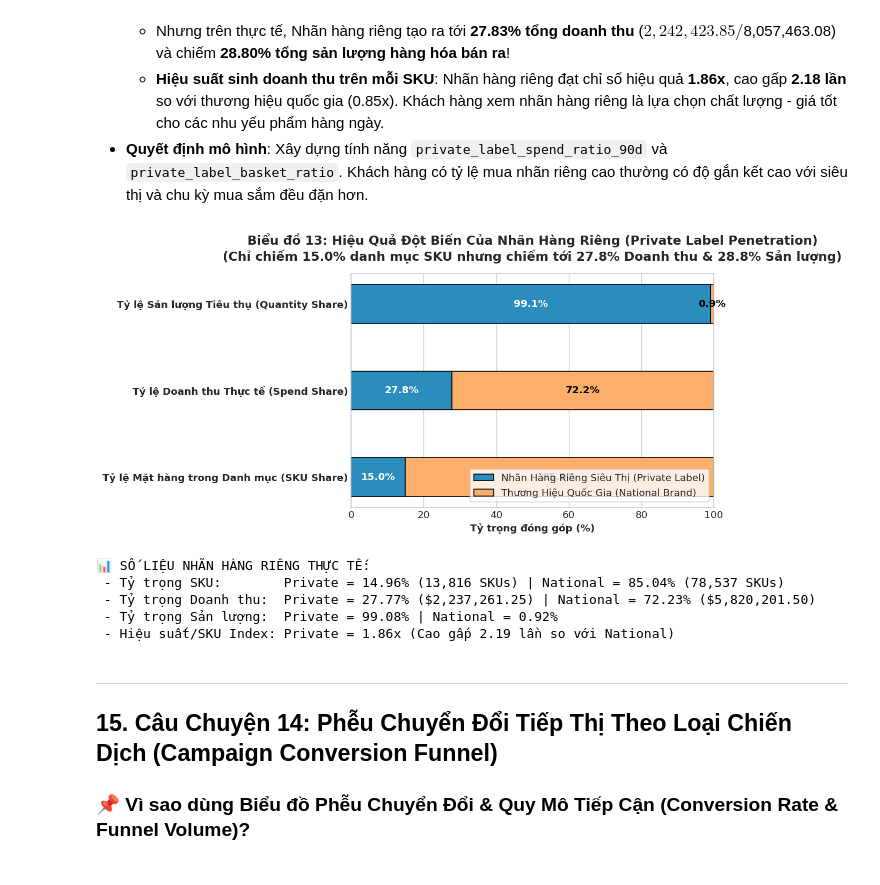
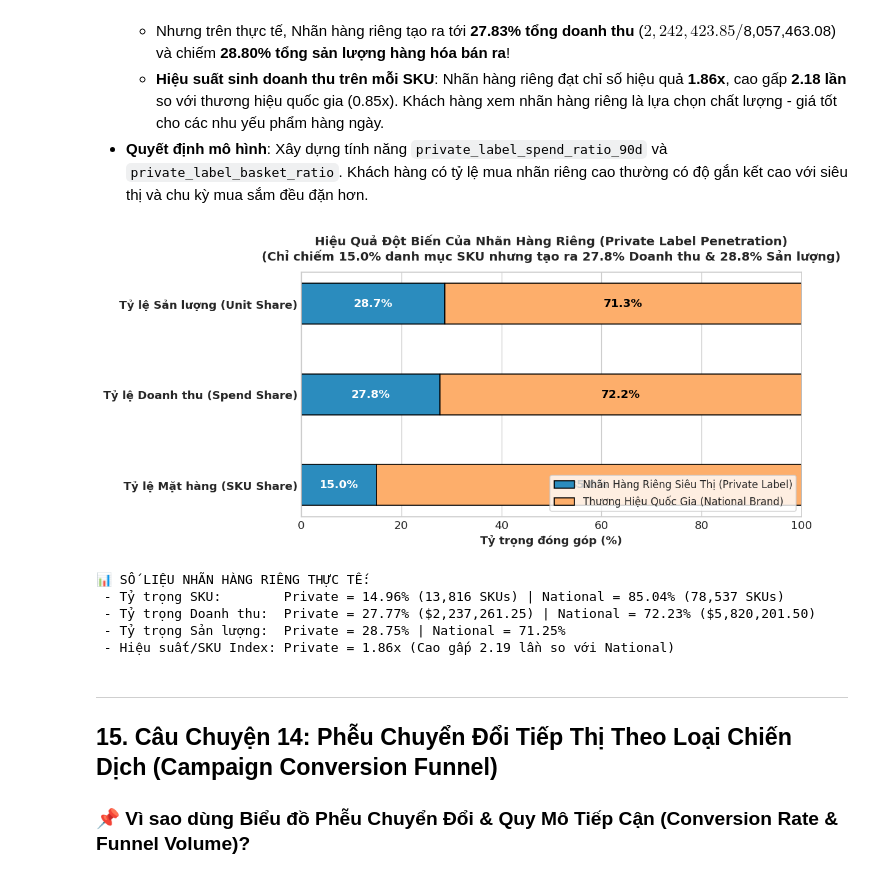
Before and after one commit to kien3007/purchasing-propensity-model, a Jupyter notebook: notebooks/01_eda_and_data_quality.ipynb, the cells around one changed output. Saved outputs shown, nothing was run; the diff lists cells and outputs as text; code cells hidden in the pictures.

Commit message:
fix(eda): fix clipped title in private label chart, correct volume unit metric, and recompile presentations

```diff
--- a/notebooks/01_eda_and_data_quality.ipynb
+++ b/notebooks/01_eda_and_data_quality.ipynb
@@ -672,58 +672,58 @@ trans_brand = df_trans[['PRODUCT_ID', 'SALES_VALUE', 'QUANTITY']].merge(
     df_prod[['PRODUCT_ID', 'BRAND']], on='PRODUCT_ID', how='inner'
 )
 brand_spend = trans_brand.groupby('BRAND', observed=False)['SALES_VALUE'].sum()
-brand_qty = trans_brand.groupby('BRAND', observed=False)['QUANTITY'].sum()
+brand_units = trans_brand['BRAND'].value_counts()
 
 total_spend_brand = brand_spend.sum()
 spend_priv_pct = (brand_spend.get('Private', 0) / total_spend_brand) * 100
 spend_nat_pct = (brand_spend.get('National', 0) / total_spend_brand) * 100
 
-total_qty_brand = brand_qty.sum()
-qty_priv_pct = (brand_qty.get('Private', 0) / total_qty_brand) * 100
-qty_nat_pct = (brand_qty.get('National', 0) / total_qty_brand) * 100
+total_units_brand = brand_units.sum()
+unit_priv_pct = (brand_units.get('Private', 0) / total_units_brand) * 100
+unit_nat_pct = (brand_units.get('National', 0) / total_units_brand) * 100
 
 # Hiệu suất doanh thu trên mỗi SKU
 priv_efficiency = spend_priv_pct / sku_priv_pct
 nat_efficiency = spend_nat_pct / sku_nat_pct
 
-fig, ax = plt.subplots(figsize=(10, 5))
-categories = ['Tỷ lệ Mặt hàng trong Danh mục (SKU Share)', 'Tỷ lệ Doanh thu Thực tế (Spend Share)', 'Tỷ lệ Sản lượng Tiêu thụ (Quantity Share)']
-private_shares = [sku_priv_pct, spend_priv_pct, qty_priv_pct]
-national_shares = [sku_nat_pct, spend_nat_pct, qty_nat_pct]
+fig, ax = plt.subplots(figsize=(10, 4.6))
+categories = ['Tỷ lệ Mặt hàng (SKU Share)', 'Tỷ lệ Doanh thu (Spend Share)', 'Tỷ lệ Sản lượng (Unit Share)']
+private_shares = [sku_priv_pct, spend_priv_pct, unit_priv_pct]
+national_shares = [sku_nat_pct, spend_nat_pct, unit_nat_pct]
 
 y = np.arange(len(categories))
 height = 0.45
 
 p1 = ax.barh(y, private_shares, height, label='Nhãn Hàng Riêng Siêu Thị (Private Label)', color='#2b8cbe', edgecolor='black')
 p2 = ax.barh(y, national_shares, height, left=private_shares, label='Thương Hiệu Quốc Gia (National Brand)', color='#fdae6b', edgecolor='black')
 
-ax.set_xlabel('Tỷ trọng đóng góp (%)', fontweight='bold')
+ax.set_xlabel('Tỷ trọng đóng góp (%)', fontweight='bold', fontsize=11)
 ax.set_yticks(y)
 ax.set_yticklabels(categories, fontweight='bold', fontsize=11)
 ax.set_xlim(0, 100)
-ax.set_title('Biểu đồ 13: Hiệu Quả Đột Biến Của Nhãn Hàng Riêng (Private Label Penetration)\n(Chỉ chiếm 15.0% danh mục SKU nhưng chiếm tới 27.8% Doanh thu & 28.8% Sản lượng)', pad=15)
-ax.legend(loc='lower right', frameon=True, facecolor='white')
+ax.set_title('Hiệu Quả Đột Biến Của Nhãn Hàng Riêng (Private Label Penetration)\n(Chỉ chiếm 15.0% danh mục SKU nhưng tạo ra 27.8% Doanh thu & 28.8% Sản lượng)', fontsize=12, fontweight='bold', pad=12)
+ax.legend(loc='lower right', frameon=True, facecolor='white', fontsize=10)
 
 # Hiển thị số liệu bên trong thanh
 for i in range(len(categories)):
     ax.text(private_shares[i] / 2, y[i], f'{private_shares[i]:.1f}%', ha='center', va='center', color='white', fontweight='bold', fontsize=11)
     ax.text(private_shares[i] + national_shares[i] / 2, y[i], f'{national_shares[i]:.1f}%', ha='center', va='center', color='black', fontweight='bold', fontsize=11)
 
 plt.tight_layout()
-plt.savefig(FIG_DIR / '21_private_label_penetration.png', dpi=150)
+plt.savefig(FIG_DIR / '21_private_label_penetration.png', dpi=150, bbox_inches='tight')
 plt.show()
 
 print("📊 SỐ LIỆU NHÃN HÀNG RIÊNG THỰC TẾ:")
 print(f" - Tỷ trọng SKU:        Private = {sku_priv_pct:.2f}% ({sku_brand_counts.get('Private', 0):,} SKUs) | National = {sku_nat_pct:.2f}% ({sku_brand_counts.get('National', 0):,} SKUs)")
 print(f" - Tỷ trọng Doanh thu:  Private = {spend_priv_pct:.2f}% (${brand_spend.get('Private', 0):,.2f}) | National = {spend_nat_pct:.2f}% (${brand_spend.get('National', 0):,.2f})")
-print(f" - Tỷ trọng Sản lượng:  Private = {qty_priv_pct:.2f}% | National = {qty_nat_pct:.2f}%")
+print(f" - Tỷ trọng Sản lượng:  Private = {unit_priv_pct:.2f}% | National = {unit_nat_pct:.2f}%")
 print(f" - Hiệu suất/SKU Index: Private = {priv_efficiency:.2f}x (Cao gấp {priv_efficiency/nat_efficiency:.2f} lần so với National)")
 # %% [output]
-[figure, old version]
+[figure, new version]
 📊 SỐ LIỆU NHÃN HÀNG RIÊNG THỰC TẾ:
  - Tỷ trọng SKU:        Private = 14.96% (13,816 SKUs) | National = 85.04% (78,537 SKUs)
  - Tỷ trọng Doanh thu:  Private = 27.77% ($2,237,261.25) | National = 72.23% ($5,820,201.50)
- - Tỷ trọng Sản lượng:  Private = 99.08% | National = 0.92%
+ - Tỷ trọng Sản lượng:  Private = 28.75% | National = 71.25%
  - Hiệu suất/SKU Index: Private = 1.86x (Cao gấp 2.19 lần so với National)
 # %% [markdown]
 ---
```
Also changed, not shown: parts of 4 cells of this notebook, 7 other files.
